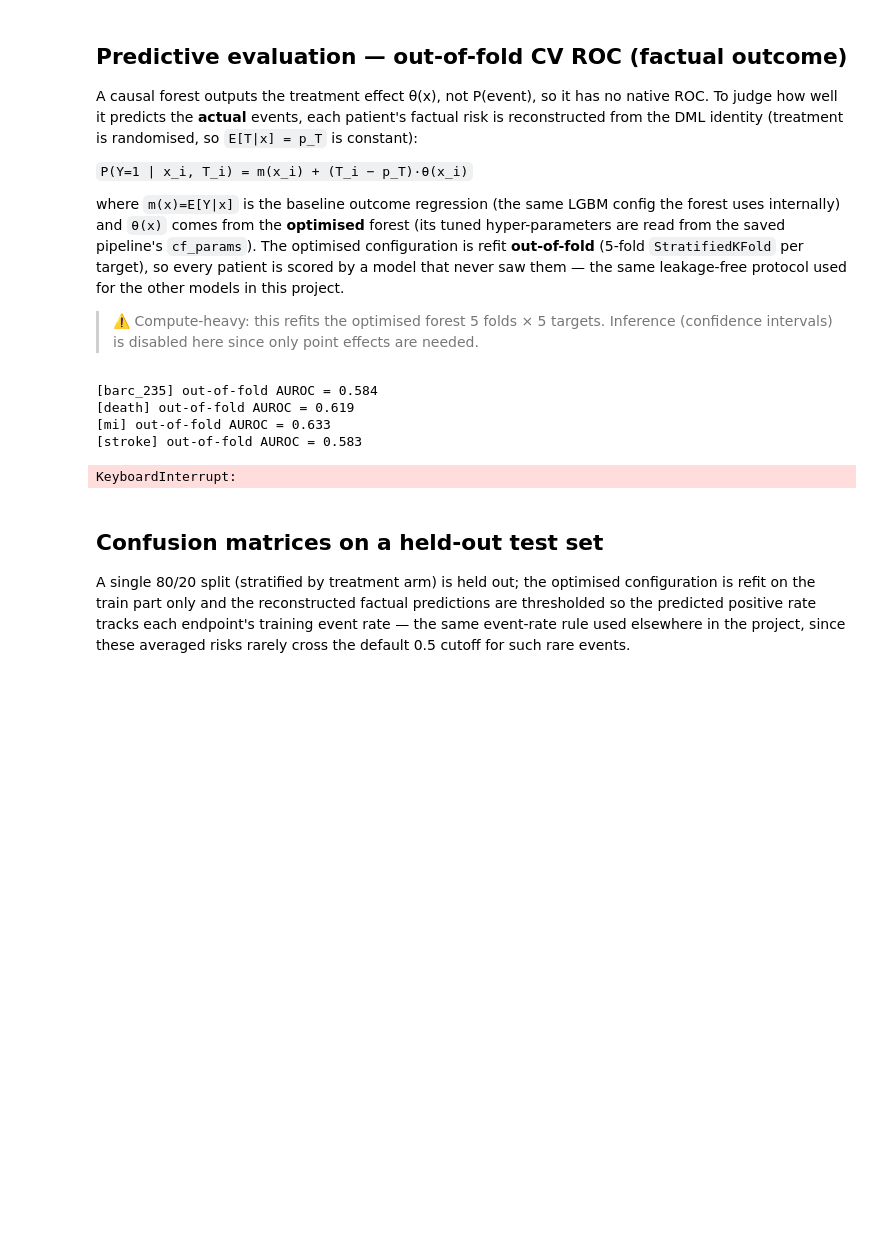
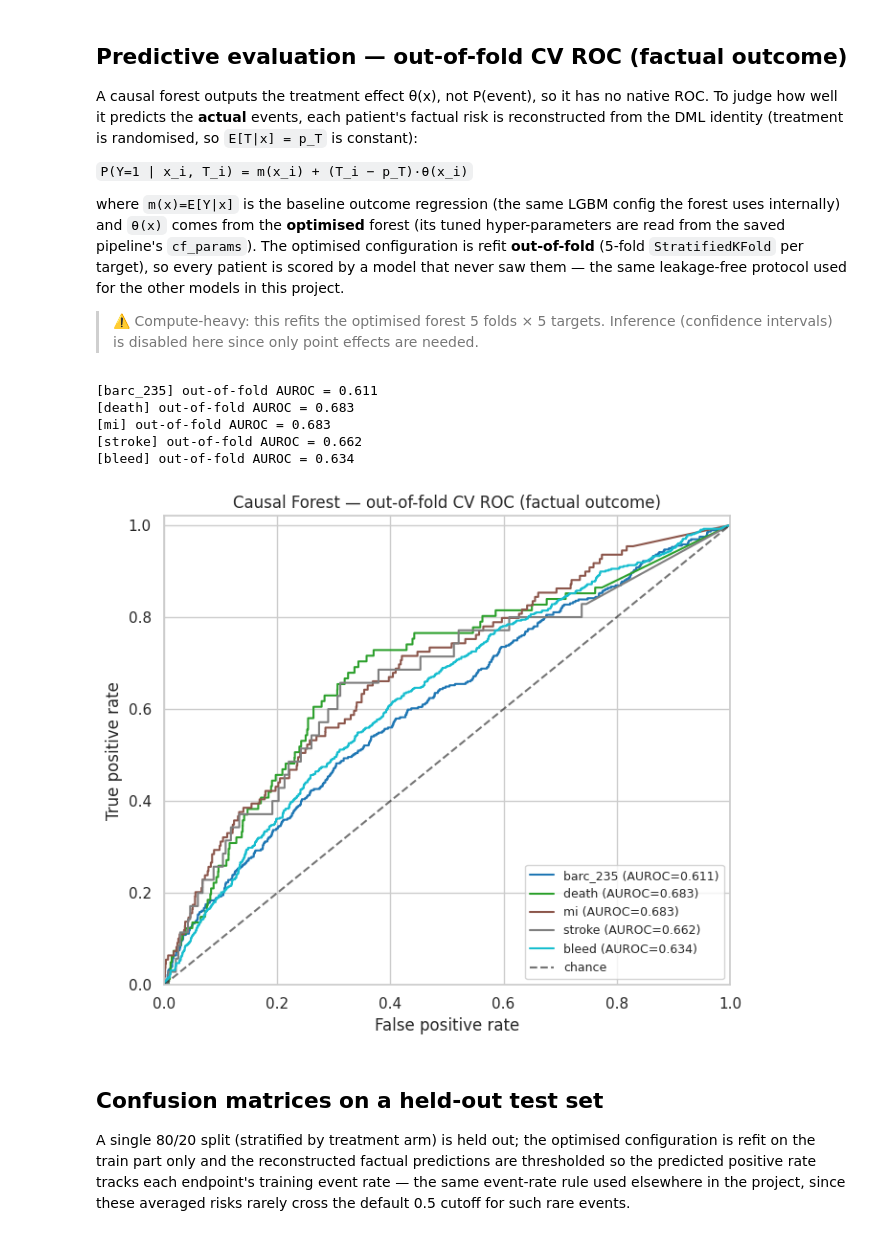
Before and after one commit to TommasoPioda/CATE-estimation-on-the-MASTER-DAPT-trial, a Jupyter notebook: Meta-learning/causal_forest/07_causal_forest_analysis.ipynb, the cells around one changed output. Drawn from its saved outputs; the diff is of its cells as text; code cells hidden in the pictures; blank space fills up the shorter version.

```diff
--- a/Meta-learning/causal_forest/07_causal_forest_analysis.ipynb
+++ b/Meta-learning/causal_forest/07_causal_forest_analysis.ipynb
@@ -372,39 +379,40 @@ Xv = X_num.values
 Yv = y_df.values.astype(int)
 n, k = Xv.shape[0], Yv.shape[1]
 
 # Out-of-fold factual probabilities over the whole cohort, one column per target.
 oof = np.zeros((n, k))
 for i, label in enumerate(TARGET_LABELS):
     skf = StratifiedKFold(n_splits=5, shuffle=True, random_state=42)
     for tr, va in skf.split(Xv, Yv[:, i]):
         oof[va, i] = fit_predict_factual(Xv[tr], Yv[tr, i], T[tr], Xv[va], T[va])
     print(f'[{label}] out-of-fold AUROC = {roc_auc_score(Yv[:, i], oof[:, i]):.3f}')
 
 # Pooled out-of-fold ROC curve per target.
 fig, ax = plt.subplots(figsize=(7, 6))
 colors = plt.cm.tab10(np.linspace(0, 1, k))
 for i, label in enumerate(TARGET_LABELS):
     fpr, tpr, _ = roc_curve(Yv[:, i], oof[:, i])
     ax.plot(fpr, tpr, color=colors[i],
             label=f'{label} (AUROC={roc_auc_score(Yv[:, i], oof[:, i]):.3f})')
 ax.plot([0, 1], [0, 1], 'k--', alpha=0.6, label='chance')
 ax.set(xlabel='False positive rate', ylabel='True positive rate',
        xlim=(0, 1), ylim=(0, 1.02),
        title='Causal Forest — out-of-fold CV ROC (factual outcome)')
 ax.legend(fontsize=9, loc='lower right')
 plt.tight_layout()
 plt.savefig(
-    os.path.join(SAVE_DIR, f'ROC_', f'roc_{MODEL_LEVEL}.png'),
+    os.path.join(SAVE_DIR, f'AUROC', f'roc_{MODEL_LEVEL}.png'),
     dpi=150,
     bbox_inches='tight',
 )
 plt.show()
 # %% [output]
-[barc_235] out-of-fold AUROC = 0.584
-[death] out-of-fold AUROC = 0.619
-[mi] out-of-fold AUROC = 0.633
-[stroke] out-of-fold AUROC = 0.583
+[barc_235] out-of-fold AUROC = 0.611
+[death] out-of-fold AUROC = 0.683
+[mi] out-of-fold AUROC = 0.683
+[stroke] out-of-fold AUROC = 0.662
+[bleed] out-of-fold AUROC = 0.634
-KeyboardInterrupt:
+[figure, added]
 # %% [markdown]
 ## Confusion matrices on a held-out test set
 
```
Also changed, not shown: parts of 7 cells of this notebook, 10 other files.
